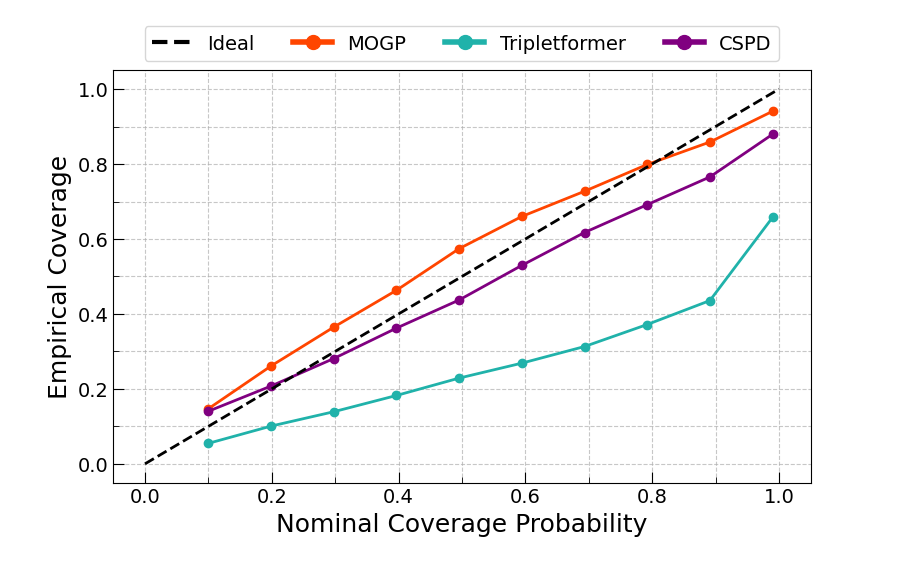
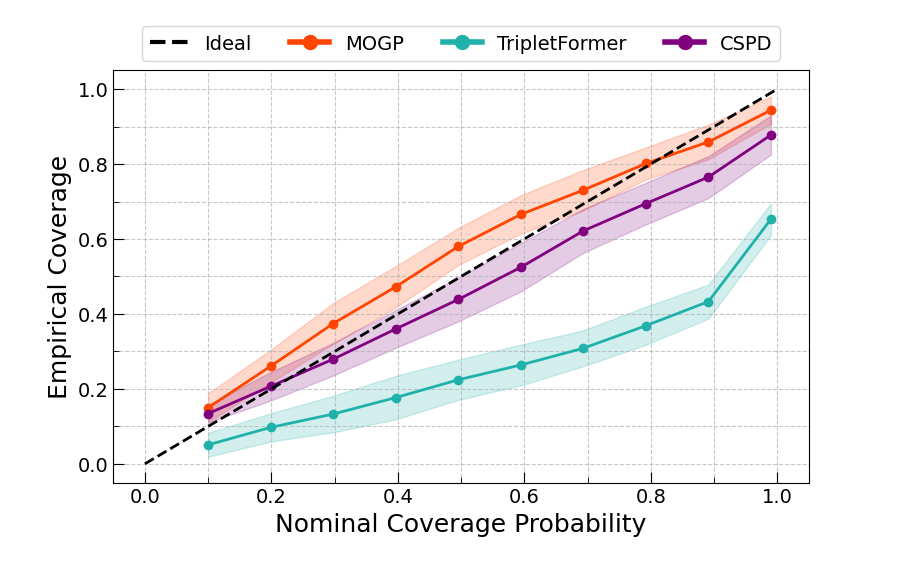
Before and after one commit to GabrielSasseville01/SgrA_Interpolation, a Jupyter notebook: Analysis/coverage_test.ipynb, the cells around one changed output. Cells and saved outputs as stored; diff of their text form; code cells hidden in the pictures.

```diff
--- a/Analysis/coverage_test.ipynb
+++ b/Analysis/coverage_test.ipynb
@@ -693,42 +1441,58 @@ from matplotlib.lines import Line2D
 calibration_data = np.load('final_metrics.npz', allow_pickle=True)
 coverage_percentages = calibration_data['coverage_percentages']
 calibration_results = calibration_data['calibration'].item()
-colors = ['#FF4500', '#20B2AA', '#800080']
+calibration_std = calibration_data['calibration_std'].item()
 
-# Plot calibration curves
+# Explicit mapping from model names to colors/labels
+model_styles = {
+    'MOGP':        {'color': '#FF4500', 'label': 'MOGP'},
+    'TripletFormer': {'color': '#20B2AA', 'label': 'TripletFormer'},
+    'Diffusion':   {'color': '#800080', 'label': 'CSPD'},  # your CSPD
+}
+
+# Plot calibration curves with uncertainties
 fig, ax = plt.subplots(figsize=(8, 6))
 
-for i, (model_name, coverage_values) in enumerate(calibration_results.items()):
-    ax.plot(coverage_percentages, coverage_values, color=colors[i], marker='o', linewidth=2, label=model_name)
+for model_name, stats in calibration_results.items():
+    mean_vals = stats
+    std_vals = calibration_std[model_name]
+
+    style = model_styles[model_name]
+    ax.plot(coverage_percentages, mean_vals,
+            color=style['color'], marker='o', linewidth=2, label=style['label'])
+    ax.fill_between(coverage_percentages,
+                    mean_vals - std_vals,
+                    mean_vals + std_vals,
+                    color=style['color'], alpha=0.2)
 
 # Ideal calibration line
 ax.plot([0, 1], [0, 1], 'k--', linewidth=2, label='Ideal Calibration')
 
 # Major and minor ticks customization
 ax.set_xticks(np.linspace(0, 1, 6))
 ax.set_yticks(np.linspace(0, 1, 6))
 ax.set_xticks(np.linspace(0, 1, 11), minor=True)
 ax.set_yticks(np.linspace(0, 1, 11), minor=True)
 
 ax.tick_params(axis='both', which='major', direction='in', length=8, labelsize=14)
 ax.tick_params(axis='both', which='minor', direction='in', length=4, labelsize=0)
 
 ax.set_xlabel('Nominal Coverage Probability', fontsize=18)
 ax.set_ylabel('Empirical Coverage', fontsize=18)
 ax.grid(True, linestyle='--', which='both', alpha=0.7)
 
-# Custom legend
+# Custom legend (automatically pulls from model_styles)
 legend_handles = [
-    Line2D([0], [0], color='black', label='Ideal', linestyle='dashed', linewidth=3),
-    Line2D([0], [0], marker='o', color=colors[0], label='MOGP', markersize=10, linewidth=4),
-    Line2D([0], [0], marker='o', color=colors[1], label='Tripletformer', markersize=10, linewidth=4),
-    Line2D([0], [0], marker='o', color=colors[2], label='CSPD', markersize=10, linewidth=4)
+    Line2D([0], [0], color='black', label='Ideal', linestyle='dashed', linewidth=3)
 ]
+for model_name, style in model_styles.items():
+    legend_handles.append(Line2D([0], [0], marker='o', color=style['color'],
+                                 label=style['label'], markersize=10, linewidth=4))
+
 ax.legend(handles=legend_handles, loc='upper center', bbox_to_anchor=(0.5, 1.13), ncol=4, fontsize=14)
 
 plt.tight_layout(rect=[0, 0.03, 1, 0.94])
-plt.savefig('coverage_line.pdf', format='pdf', bbox_inches='tight')
-
+plt.savefig('coverage_line_with_uncertainties.pdf', format='pdf', bbox_inches='tight')
 plt.show()
 # %% [output]
-[figure, old version]
+[figure, new version]
```
Also changed, not shown: parts of 18 cells of this notebook, 3 other files.
